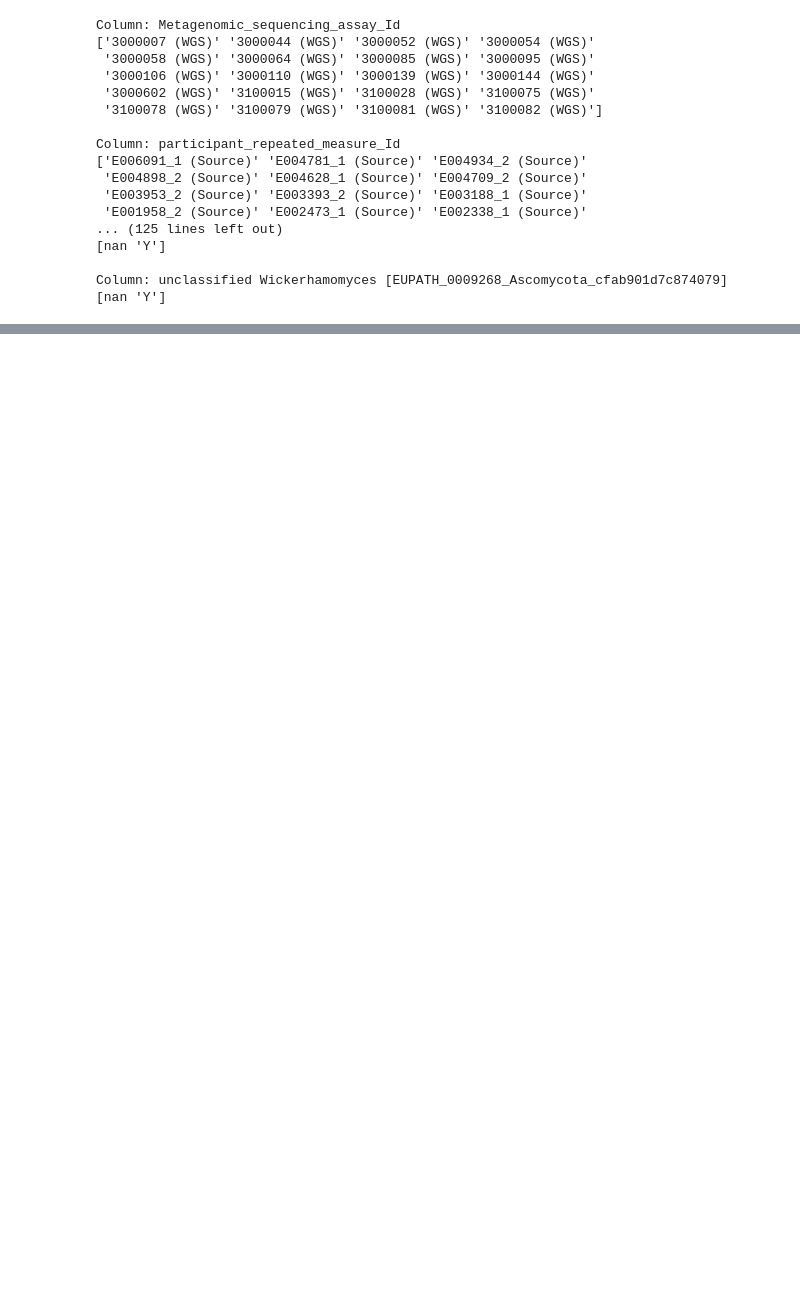
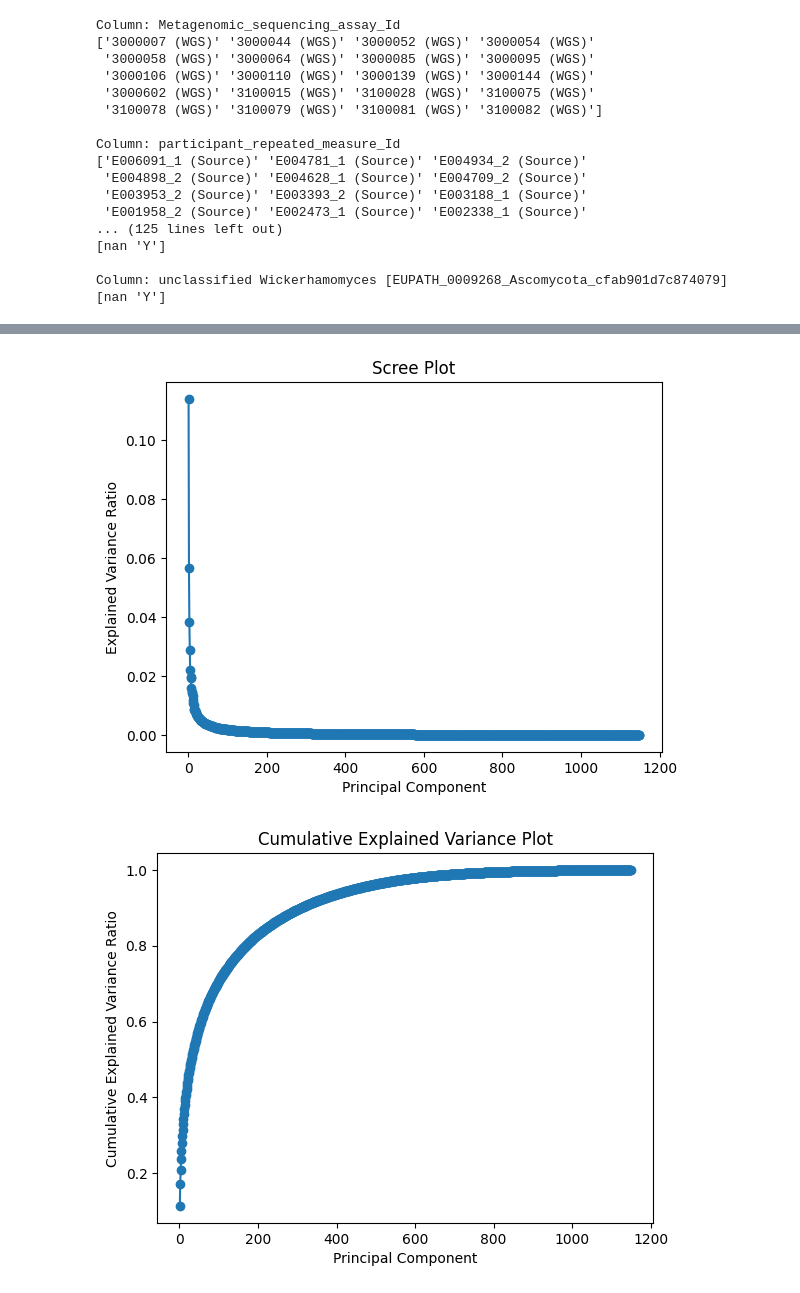
Before and after one commit to dnyaneshgawari63/16s_rRNA, a Jupyter notebook: EDA.ipynb, the cells around one changed output, grey strips where cells are left out. Drawn from its saved outputs; the diff is of its cells as text; code cells hidden in the pictures; blank space fills up the shorter version.

```diff
--- a/EDA.ipynb
+++ b/EDA.ipynb
@@ -123,0 +139,11 @@ Warning: 'group_column' not found. Skipping box plots.
+# %%
+# Separate object and numeric columns
+numeric_cols = df.select_dtypes(include=np.number).columns
+object_cols = df.select_dtypes(include=['object']).columns
+
+# Fill NaN values in numeric columns with 0
+df[numeric_cols] = df[numeric_cols].fillna(0)
+
+
+#Print the data types to confirm that the data type has been changed
+print(df.dtypes)
@@ -123,0 +163,8 @@ Warning: 'group_column' not found. Skipping box plots.
+# %%
+for col in df.columns:  # Iterate through ALL columns
+    # Attempt to convert the column to numeric, coercing errors to NaN
+    df[col] = pd.to_numeric(df[col], errors='coerce')
+
+    # Fill NaN values with 0 ONLY if the column is now numeric
+    if pd.api.types.is_numeric_dtype(df[col]):
+        df[col] = df[col].fillna(0)
@@ -123,0 +220,32 @@ Warning: 'group_column' not found. Skipping box plots.
+# %%
+import pandas as pd
+import numpy as np
+import matplotlib.pyplot as plt
+from sklearn.preprocessing import StandardScaler
+from sklearn.decomposition import PCA
+
+# ... (Your data loading and preprocessing) ...
+
+scaler = StandardScaler()
+data_scaled = scaler.fit_transform(df) #scale all columns
+
+pca = PCA()
+pca.fit(data_scaled)
+
+explained_variance_ratio = pca.explained_variance_ratio_
+cumulative_variance = np.cumsum(explained_variance_ratio)
+
+plt.plot(range(1, len(explained_variance_ratio) + 1), explained_variance_ratio, marker='o')
+plt.xlabel("Principal Component")
+plt.ylabel("Explained Variance Ratio")
+plt.title("Scree Plot")
+plt.show()
+
+plt.plot(range(1, len(cumulative_variance) + 1), cumulative_variance, marker='o')
+plt.xlabel("Principal Component")
+plt.ylabel("Cumulative Explained Variance Ratio")
+plt.title("Cumulative Explained Variance Plot")
+plt.show()
+# %% [output]
+[figure, added]
+[figure, added]
```
Also changed, not shown: parts of 13 cells of this notebook.
